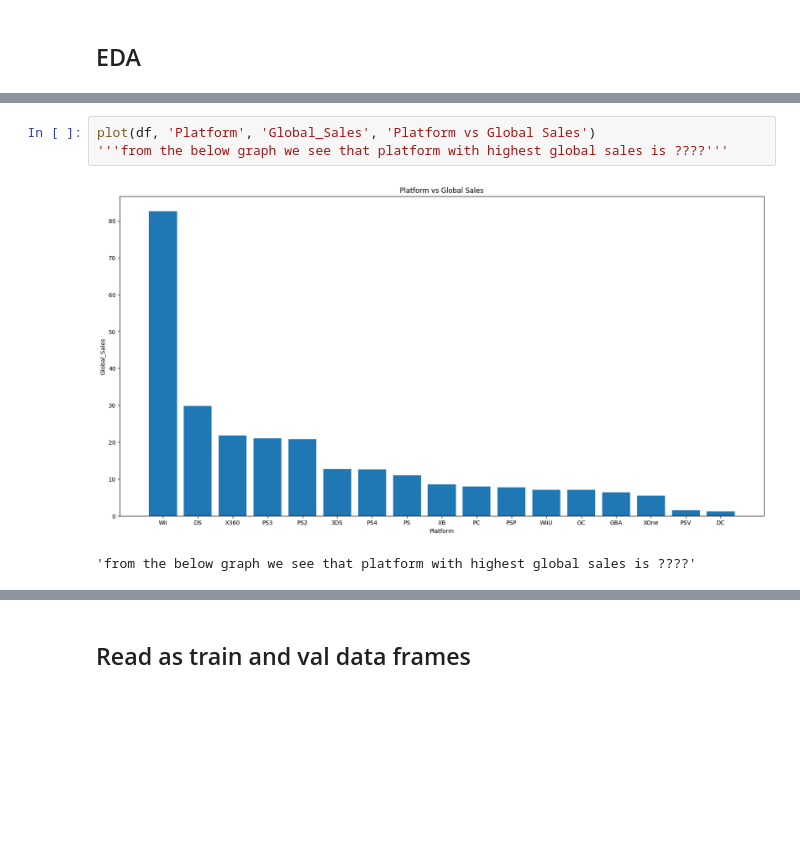
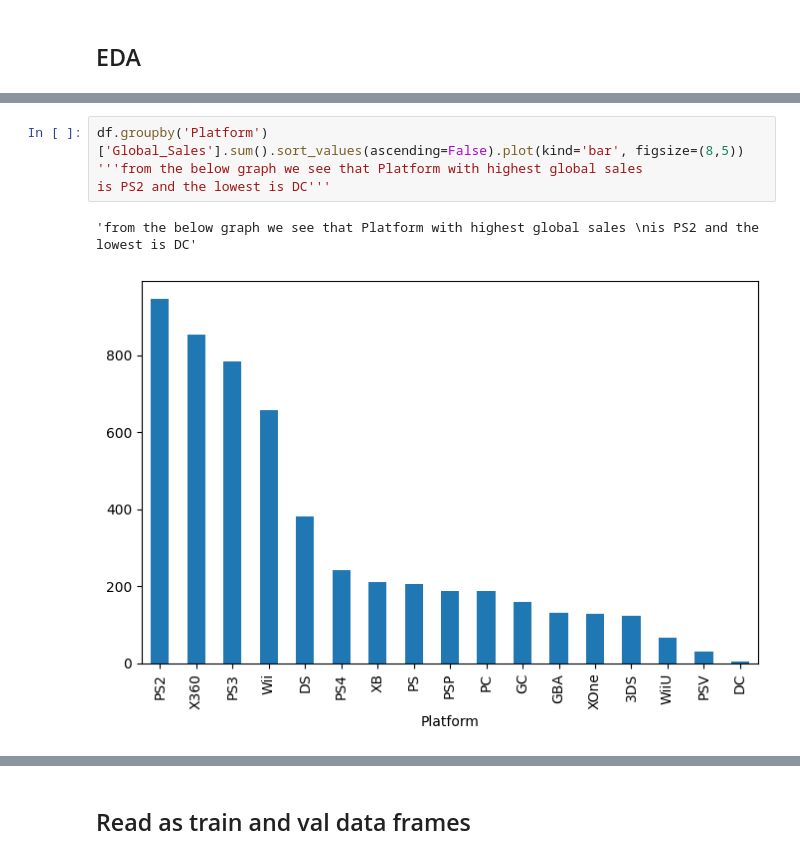
Before and after one commit to GhiathAjam/Analysis-of-Video-Games-Sales, a Jupyter notebook: Analysis/PredictiveQuestions/Q1.ipynb, the cells around one changed output, grey strips where cells are left out. Cells and saved outputs as stored; diff of their text form; blank space fills up the shorter version.

Commit message:
more graphs

```diff
--- a/Analysis/PredictiveQuestions/Q1.ipynb
+++ b/Analysis/PredictiveQuestions/Q1.ipynb
@@ -29,6 +38,7 @@ df = df.dropna()
 # %%
-plot(df, 'Platform', 'Global_Sales', 'Platform vs Global Sales')
-'''from the below graph we see that platform with highest global sales is ????'''
+df.groupby('Platform')['Global_Sales'].sum().sort_values(ascending=False).plot(kind='bar', figsize=(8,5))
+'''from the below graph we see that Platform with highest global sales
+is PS2 and the lowest is DC'''
 # %% [output]
+'from the below graph we see that Platform with highest global sales \nis PS2 and the lowest is DC'
-[figure, old version]
+[figure, new version]
-'from the below graph we see that platform with highest global sales is ????'
```
Also changed, not shown: parts of 5 cells of this notebook.
